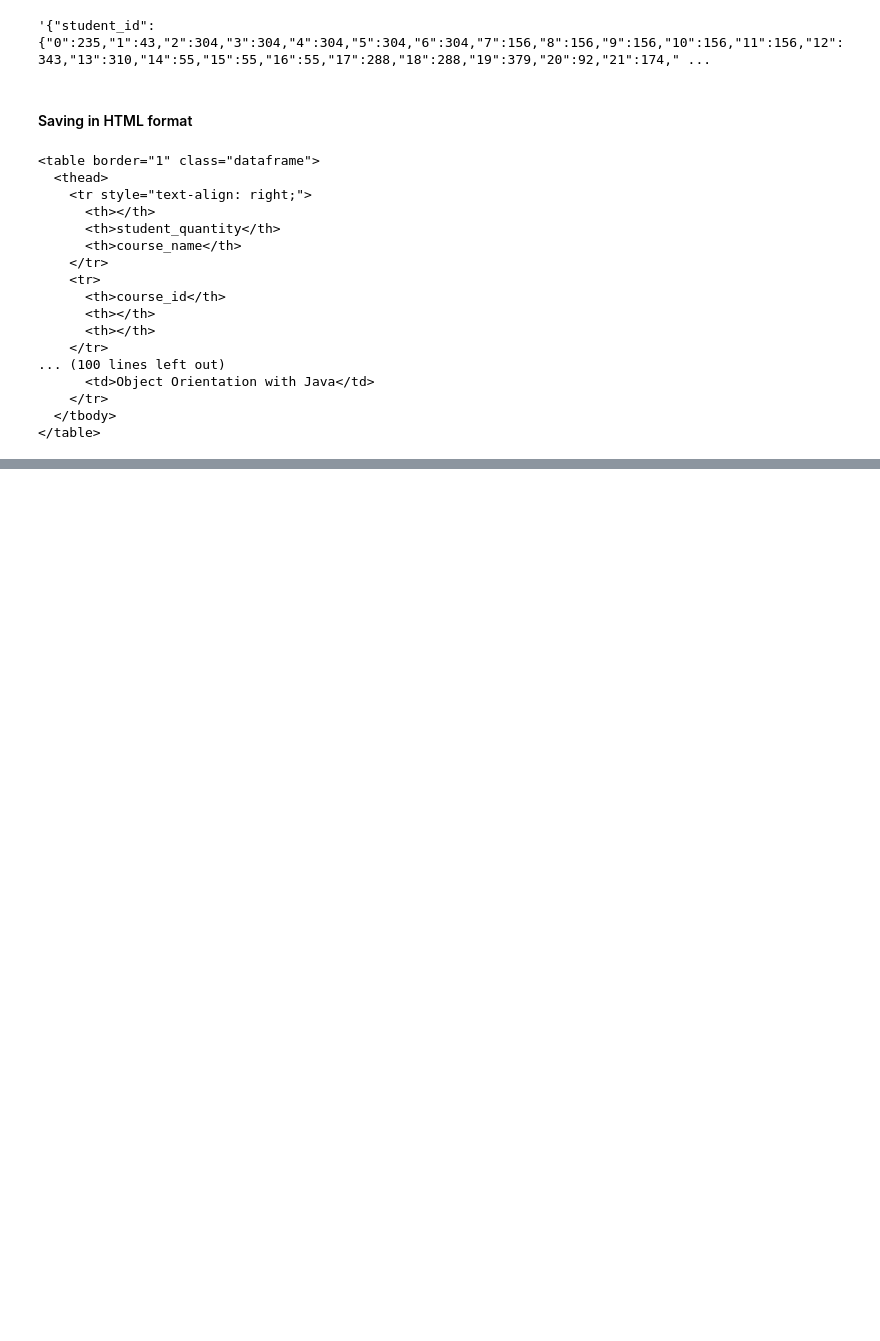
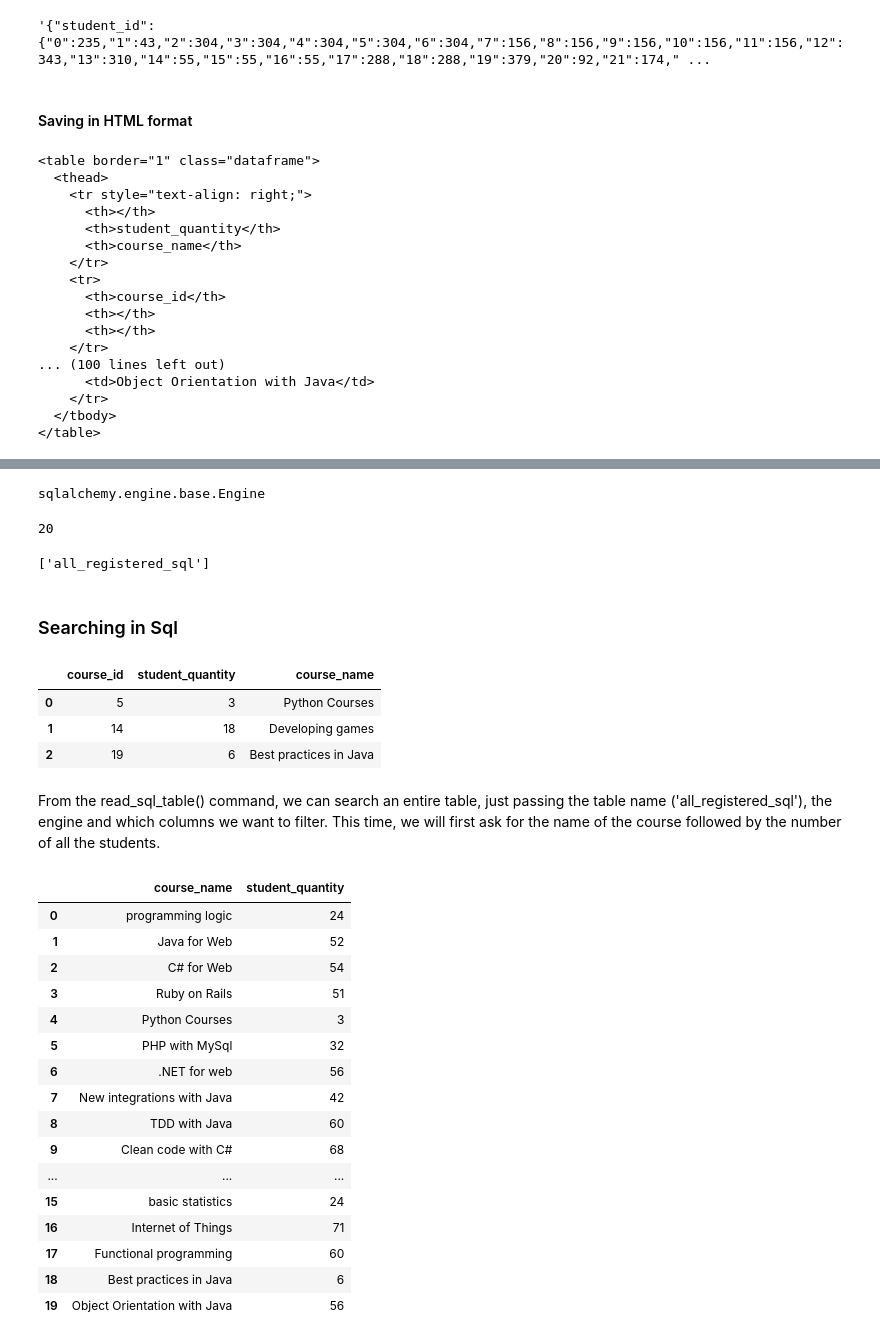
Before and after one commit to nmparfait/register_school_with_pandas, a Jupyter notebook: register_school.ipynb, the cells around one changed output, grey strips where cells are left out. Drawn from its saved outputs; the diff is of its cells as text; code cells hidden in the pictures; blank space fills up the shorter version.

Commit message:
creating and reading sql table

```diff
--- a/register_school.ipynb
+++ b/register_school.ipynb
@@ -501,0 +509,2 @@ print(all_regist_html)
+# %%
+engine = create_engine('sqlite:///:memory:')
@@ -501,0 +515,14 @@ print(all_regist_html)
+# %%
+type(engine)
+# %% [output]
+sqlalchemy.engine.base.Engine
+# %%
+all_registered.to_sql('all_registered_sql', engine)
+# %% [output]
+20
+# %%
+print(engine.table_names())
+# %% [output]
+['all_registered_sql']
+# %% [markdown]
+### Searching in Sql
@@ -501,0 +531,30 @@ print(all_regist_html)
+# %%
+pd.read_sql(query, engine)
+# %% [output]
+|  | course_id | student_quantity | course_name |
+| 0 | 5 | 3 | Python Courses |
+| 1 | 14 | 18 | Developing games |
+| 2 | 19 | 6 | Best practices in Java |
+# %% [markdown]
+From the read_sql_table() command, we can search an entire table, just passing the table name ('all_registered_sql'), the engine and which columns we want to filter. This time, we will first ask for the name of the course followed by the number of all the students.
+# %%
+all_access_registered = pd.read_sql_table('all_registered_sql', engine, columns=['course_name', 'student_quantity'])
+all_access_registered
+# %% [output]
+|  | course_name | student_quantity |
+| 0 | programming logic | 24 |
+| 1 | Java for Web | 52 |
+| 2 | C# for Web | 54 |
+| 3 | Ruby on Rails | 51 |
+| 4 | Python Courses | 3 |
+| 5 | PHP with MySql | 32 |
+| 6 | .NET for web | 56 |
+| 7 | New integrations with Java | 42 |
+| 8 | TDD with Java | 60 |
+| 9 | Clean code with C# | 68 |
+| ... | ... | ... |
+| 15 | basic statistics | 24 |
+| 16 | Internet of Things | 71 |
+| 17 | Functional programming | 60 |
+| 18 | Best practices in Java | 6 |
+| 19 | Object Orientation with Java | 56 |
```
Also changed, not shown: parts of 6 cells of this notebook.
